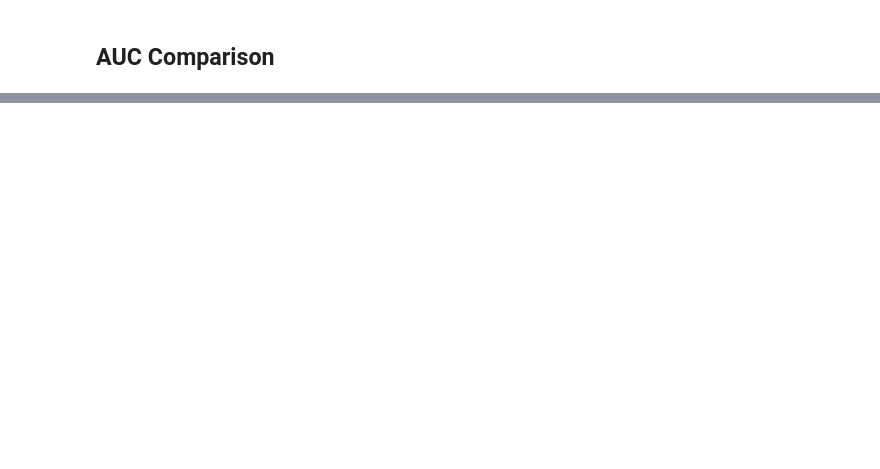
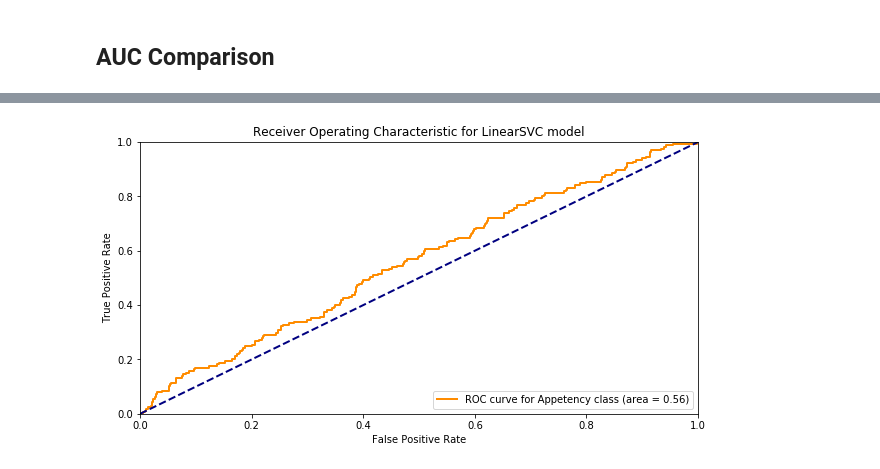
Before and after one commit to ronaldpereira/customer-relationship-prediction-kdd2009, a Jupyter notebook: src/Appetency Prediction.ipynb, the cells around one changed output, grey strips where cells are left out. Cells and saved outputs as stored; diff of their text form; code cells hidden in the pictures; blank space fills up the shorter version.

```diff
--- a/src/Appetency Prediction.ipynb
+++ b/src/Appetency Prediction.ipynb
@@ -193,6 +343,13 @@ y_score_svc = svc.decision_function(x_test)
 # %% [markdown]
 ### Linear Support Vector Machine Classifier
 # %%
-lsvc = SVC(gamma="auto", kernel="linear", probability=True, random_state=RANDOM_SEED)
+lsvc = SVC(
+    gamma="auto",
+    kernel="linear",
+    max_iter=10e+5,
+    probability=True,
+    random_state=RANDOM_SEED,
+    verbose=1,
+)
 # %%
 lsvc.fit(x_train, y_train)
@@ -199,5 +362,5 @@ lsvc.fit(x_train, y_train)
 # %%
-y_score_lsvc = lsvc.decision_function(x_test)
+y_score_lsvc = lsvc.predict_proba(x_test)
 # %% [markdown]
 ## AUC Comparison
 # %%
@@ -236,2 +404,4 @@ plot_roc_curve(y_test, y_score_svc, "SVC", predict_proba=False)
 # %%
-plot_roc_curve(y_test, y_score_lsvc, "LinearSVC", predict_proba=False)
+plot_roc_curve(y_test, y_score_lsvc, "LinearSVC")
+# %% [output]
+[figure, added]
```
Also changed, not shown: parts of 24 cells of this notebook, 2 other files.
